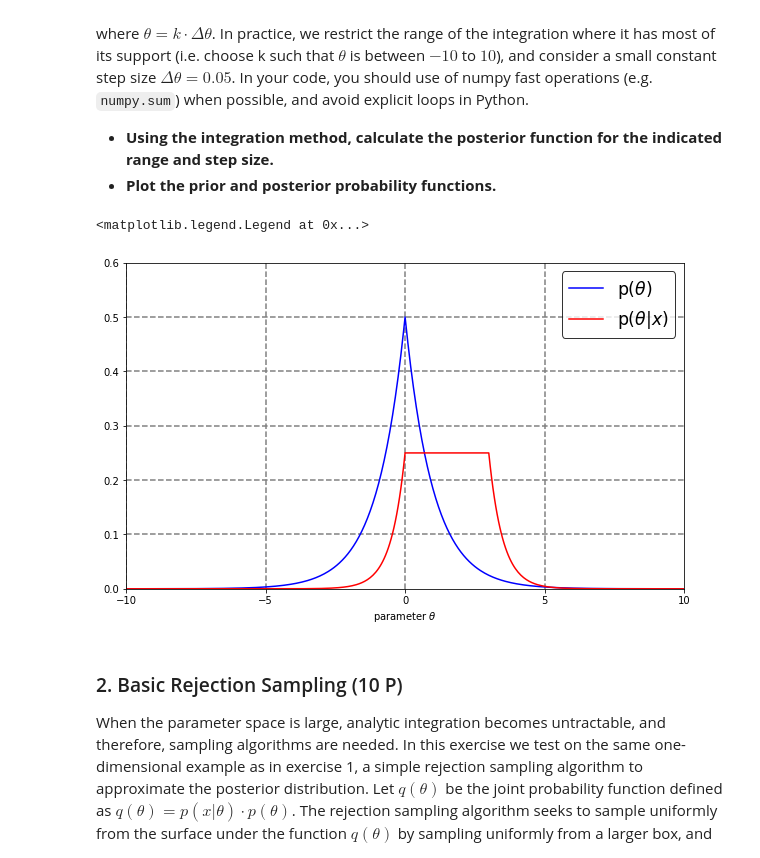
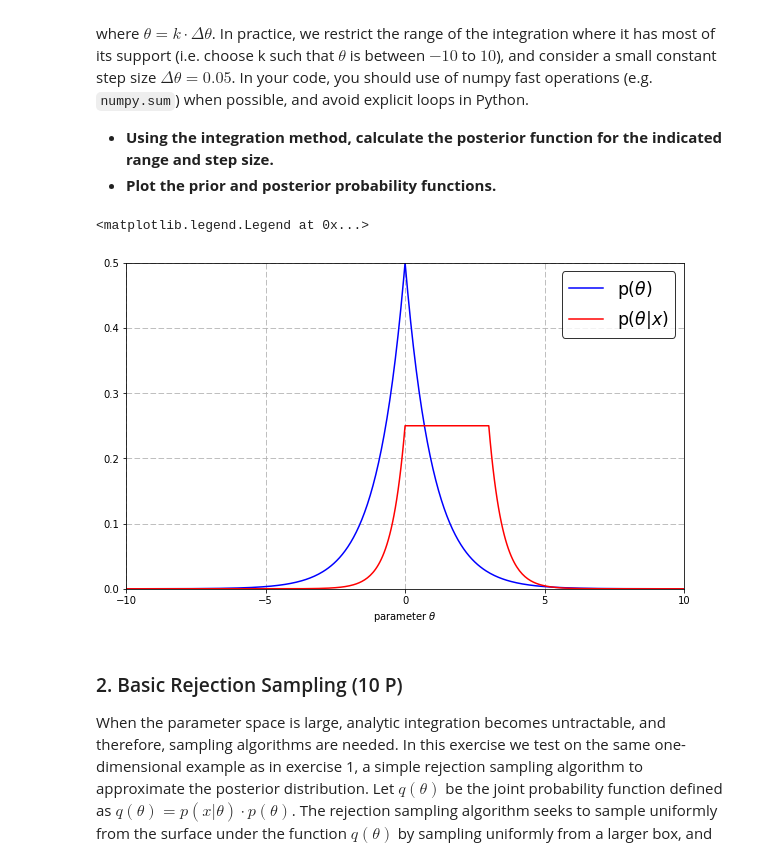
Before and after one commit to tbuz/MachineLearning-TUB, a Jupyter notebook: Week_3/Programming/sheet03.ipynb, the cells around one changed output. Saved outputs shown, nothing was run; the diff lists cells and outputs as text; code cells hidden in the pictures.

```diff
--- a/Week_3/Programming/sheet03.ipynb
+++ b/Week_3/Programming/sheet03.ipynb
@@ -31,36 +31,35 @@ where $\theta = k \cdot \Delta \theta$. In practice, we restrict the range of th
 import numpy as np
 from matplotlib import pyplot as plt
 
 D_Theta = 0.05
 T =  D_Theta*np.arange(-10/D_Theta,(10/D_Theta)+1e-9,1)
 
 P_Theta = 0.5 * np.exp(-np.absolute(T))
 
 P_x_Theta = 0.5*np.exp(-np.absolute(x - T))
 
 P_x = P_Theta * P_x_Theta * D_Theta
 P_x = np.sum(P_x)
 
 P_Theta_x = (P_Theta * P_x_Theta)/P_x
 
 x_ticks = [-10,-5,0,5,10]
 y_ticks = [0.0,0.1,0.2,0.3,0.4,0.5,0.6]
 fig = plt.figure(figsize=(10,6))
 plt.legend
 ax = plt.axes()
 ax.set_xlabel("parameter "+r"$\theta$")
 ax.set_xticks(x_ticks)
 ax.set_yticks(y_ticks)
-ax.vlines(x_ticks[:-1],0.0,0.6,linestyles="dashed", colors="0.5")
-ax.hlines(y_ticks[1:-1],-10,10,linestyles="dashed",colors="0.5")
+ax.grid(linestyle='--')
 ax.set_xmargin(0)
 ax.set_ymargin(0)
 ax.plot(T,P_Theta,c='b',label="p(" + r"$\theta$" + ")")
 ax.plot(T,P_Theta_x,c='r',label="p(" + r"$\theta|x$" + ")")
 ax.legend(edgecolor="k",fontsize="xx-large")
 # %% [output]
 <matplotlib.legend.Legend at 0x...>
-[figure, old version]
+[figure, new version]
 # %% [markdown]
 ### 2. Basic Rejection Sampling (10 P)
 
```
Also changed, not shown: parts of 8 cells of this notebook.
